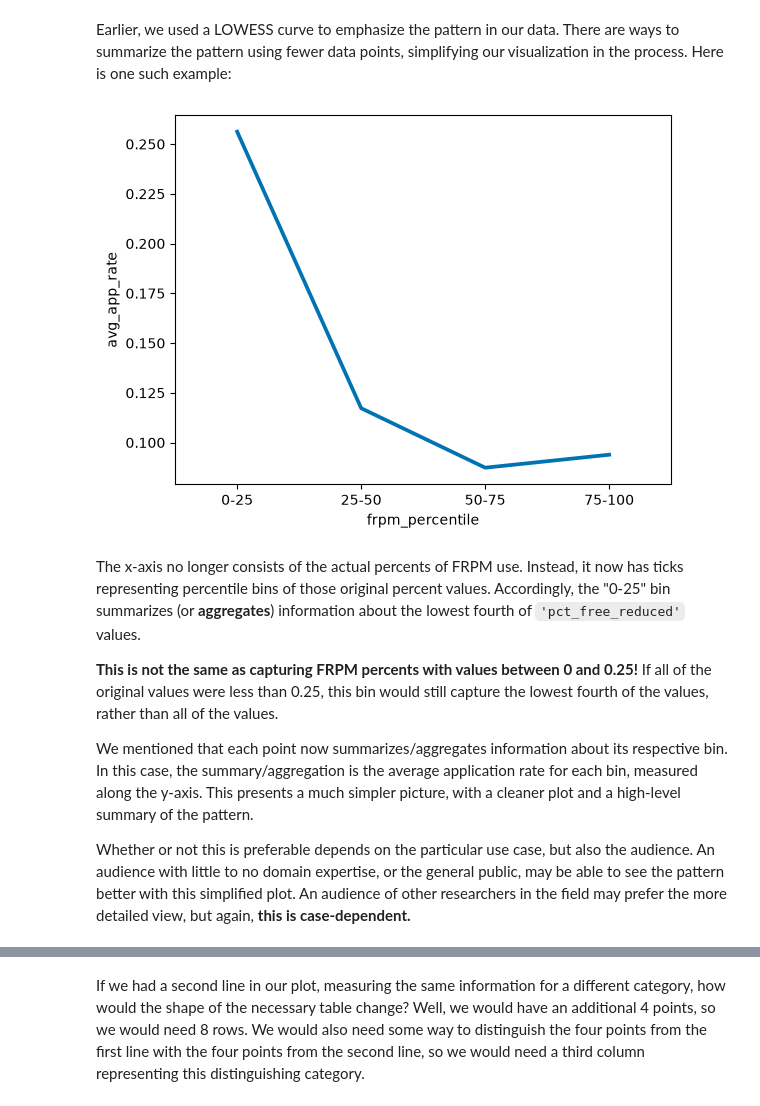
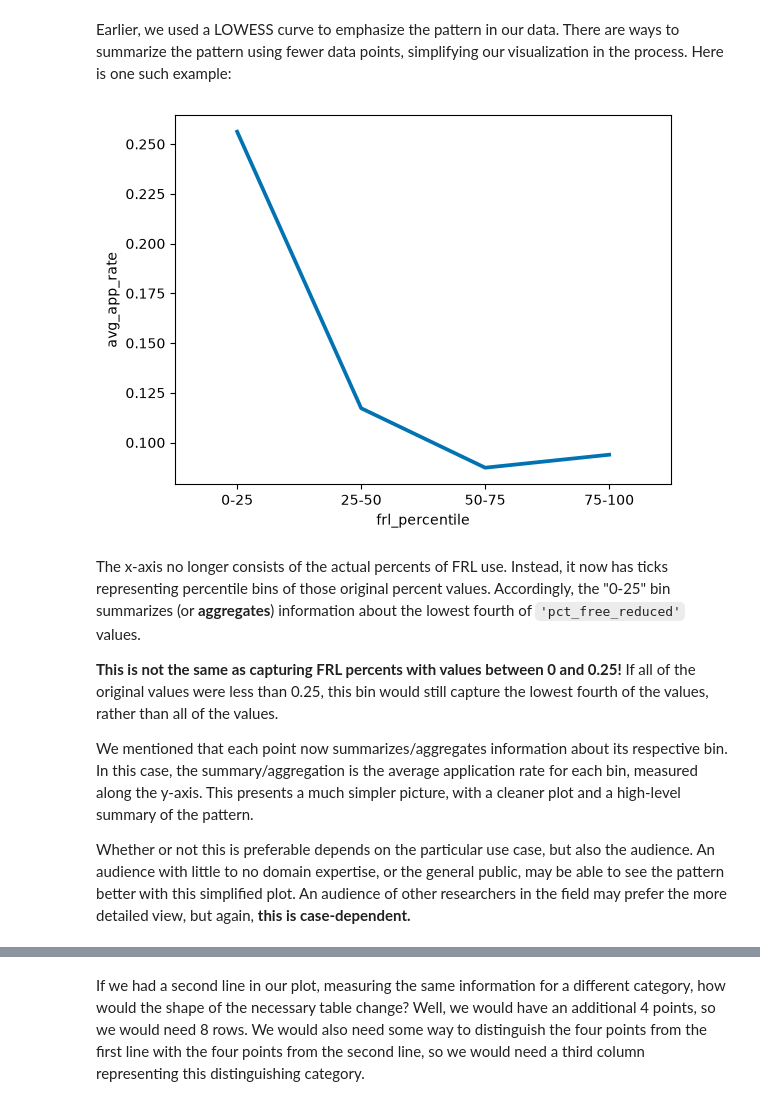
Before and after one commit to DS-100/course-notes, a Jupyter notebook: content/new_eda_2/new_eda_2.ipynb, the cells around one changed output, grey strips where cells are left out. Saved outputs shown, nothing was run; the diff lists cells and outputs as text; code cells hidden in the pictures.

```diff
--- a/content/new_eda_2/new_eda_2.ipynb
+++ b/content/new_eda_2/new_eda_2.ipynb
@@ -510,30 +510,30 @@ sns.scatterplot(full,
 Earlier, we used a LOWESS curve to emphasize the pattern in our data. There are ways to summarize the pattern using fewer data points, simplifying our visualization in the process. Here is one such example:
 # %%
 full_percentile_raw = full.with_columns(
-    frpm_percentile_raw=pl.col('pct_free_reduced').rank()/pl.col('pct_free_reduced').count())
+    frl_percentile_raw=pl.col('pct_free_reduced').rank()/pl.col('pct_free_reduced').count())
 
 full_percentile = full_percentile_raw.with_columns(
-    frpm_percentile=pl.col('frpm_percentile_raw').qcut(4, labels=["0-25", "25-50", "50-75", "75-100"])
+    frl_percentile=pl.col('frl_percentile_raw').qcut(4, labels=["0-25", "25-50", "50-75", "75-100"])
 )
 
-per_percentile = full_percentile.group_by('frpm_percentile').agg(
+per_percentile = full_percentile.group_by('frl_percentile').agg(
     applied= pl.col('applied').sum(),
     grade_12 = pl.col('grade_12').sum(),
     avg_app_rate=  pl.col('applied').sum()/pl.col('grade_12').sum()
     )
 
 sns.pointplot(per_percentile,
-              x='frpm_percentile',
+              x='frl_percentile',
               y='avg_app_rate',
               order=["0-25", "25-50", "50-75", "75-100"],
               marker=''
               );
 # %% [output]
-[figure, old version]
+[figure, new version]
 # %% [markdown]
-The x-axis no longer consists of the actual percents of FRPM use. Instead, it now has ticks representing percentile bins of those original percent values. Accordingly, the "0-25" bin summarizes (or **aggregates**) information about the lowest fourth of `'pct_free_reduced'` values.
+The x-axis no longer consists of the actual percents of FRL use. Instead, it now has ticks representing percentile bins of those original percent values. Accordingly, the "0-25" bin summarizes (or **aggregates**) information about the lowest fourth of `'pct_free_reduced'` values.
 
-**This is not the same as capturing FRPM percents with values between 0 and 0.25!** If all of the original values were less than 0.25, this bin would still capture the lowest fourth of the values, rather than all of the values.
+**This is not the same as capturing FRL percents with values between 0 and 0.25!** If all of the original values were less than 0.25, this bin would still capture the lowest fourth of the values, rather than all of the values.
 
 We mentioned that each point now summarizes/aggregates information about its respective bin. In this case, the summary/aggregation is the average application rate for each bin, measured along the y-axis. This presents a much simpler picture, with a cleaner plot and a high-level summary of the pattern.
 
```
Also changed, not shown: parts of 19 cells of this notebook.
